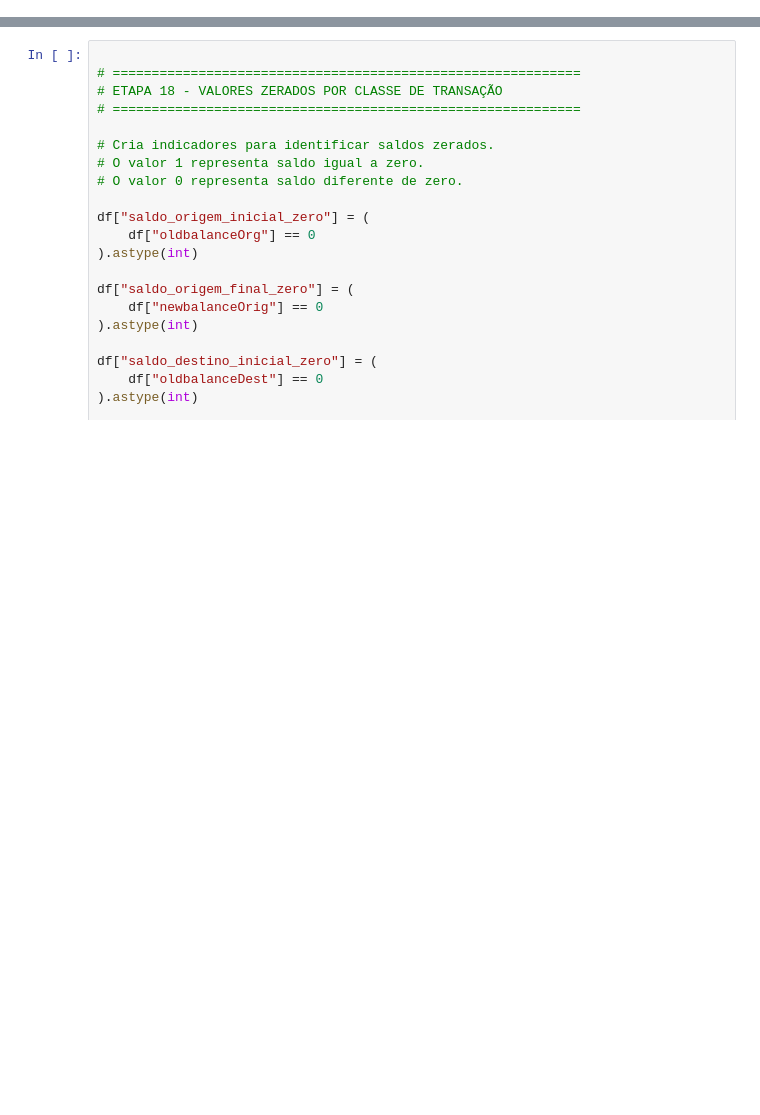
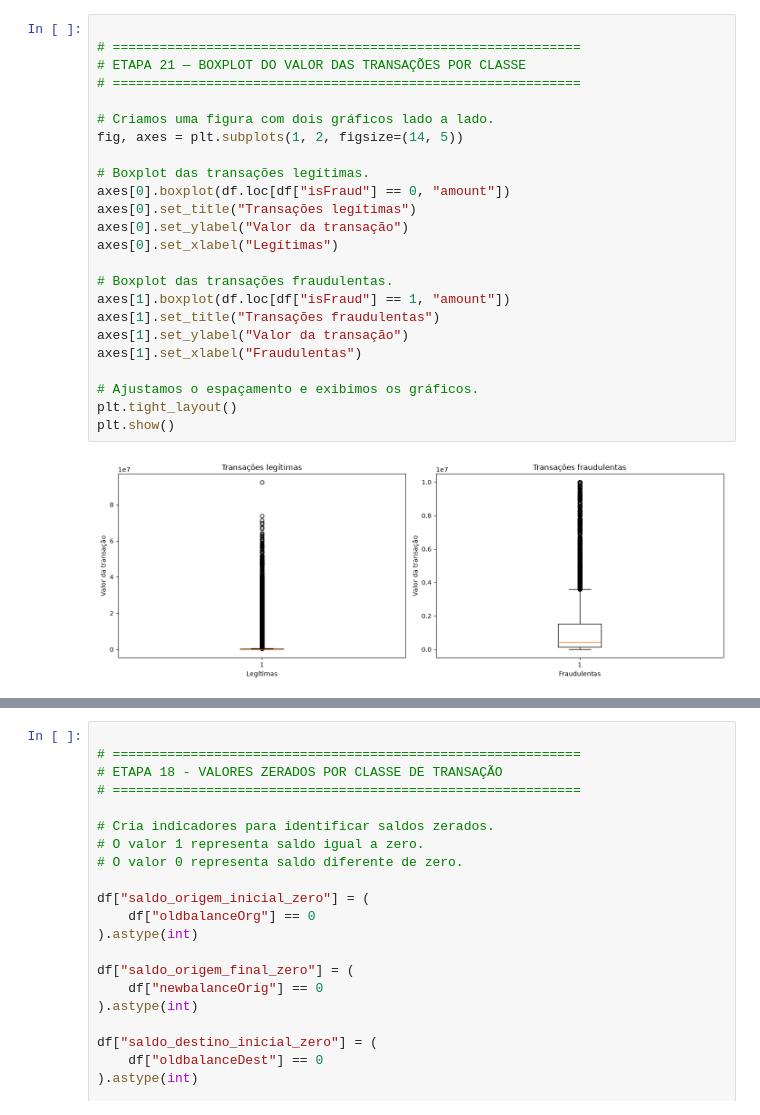
Before and after one commit to joaoribeiro-max/grupo5-fraud-detection, a Jupyter notebook: notebooks/01_analise_exploratoria.ipynb, the cells around one changed output, grey strips where cells are left out. Saved outputs shown, nothing was run; the diff lists cells and outputs as text; blank space fills up the shorter version.

Commit message:
feat(finops): avanca analise exploratoria de fraudes

```diff
--- a/notebooks/01_analise_exploratoria.ipynb
+++ b/notebooks/01_analise_exploratoria.ipynb
@@ -0,0 +129,26 @@
+# %%
+
+# ============================================================
+# ETAPA 21 — BOXPLOT DO VALOR DAS TRANSAÇÕES POR CLASSE
+# ============================================================
+
+# Criamos uma figura com dois gráficos lado a lado.
+fig, axes = plt.subplots(1, 2, figsize=(14, 5))
+
+# Boxplot das transações legítimas.
+axes[0].boxplot(df.loc[df["isFraud"] == 0, "amount"])
+axes[0].set_title("Transações legítimas")
+axes[0].set_ylabel("Valor da transação")
+axes[0].set_xlabel("Legítimas")
+
+# Boxplot das transações fraudulentas.
+axes[1].boxplot(df.loc[df["isFraud"] == 1, "amount"])
+axes[1].set_title("Transações fraudulentas")
+axes[1].set_ylabel("Valor da transação")
+axes[1].set_xlabel("Fraudulentas")
+
+# Ajustamos o espaçamento e exibimos os gráficos.
+plt.tight_layout()
+plt.show()
+# %% [output]
+[figure, added]
```
Also changed, not shown: parts of 7 cells of this notebook.
